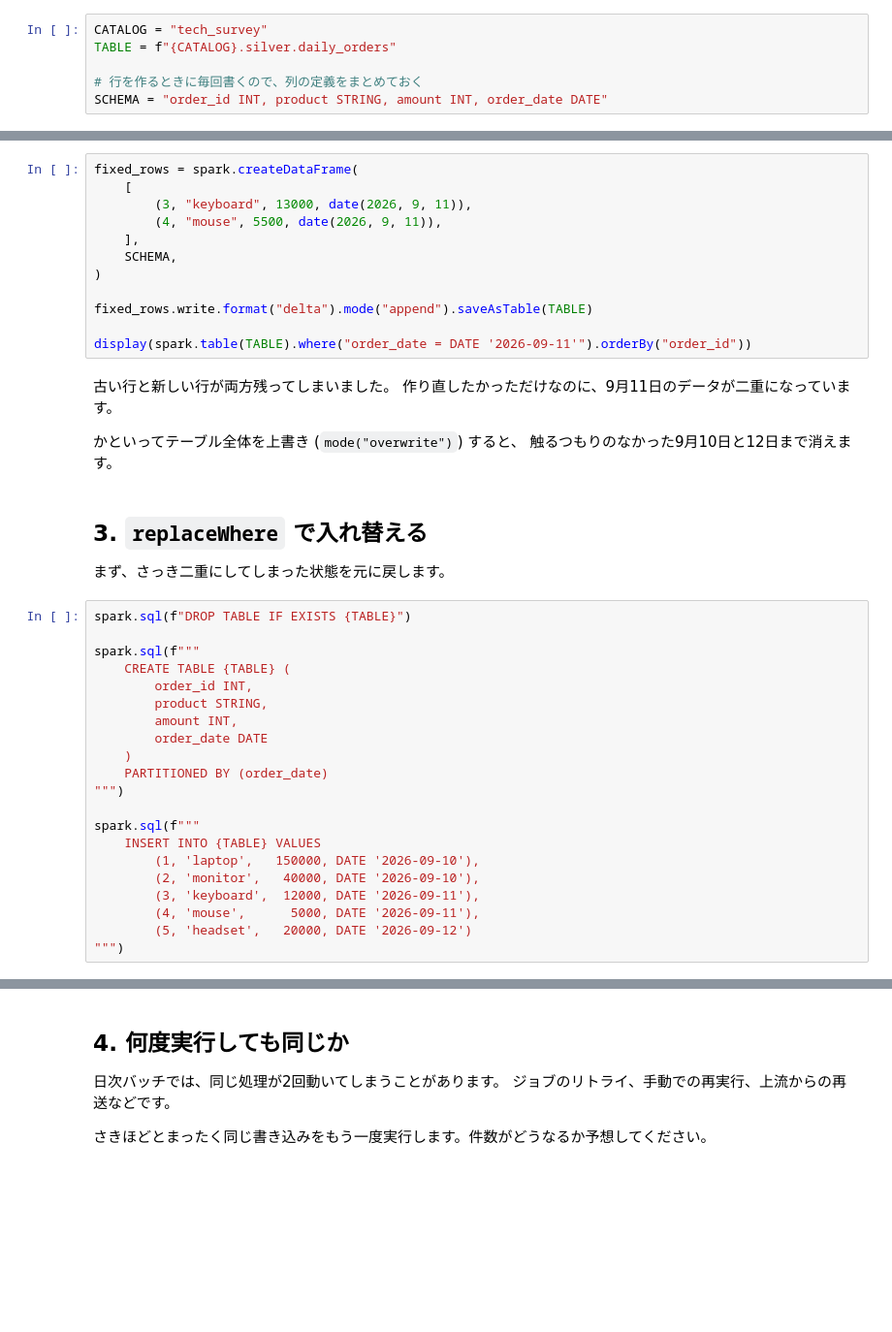
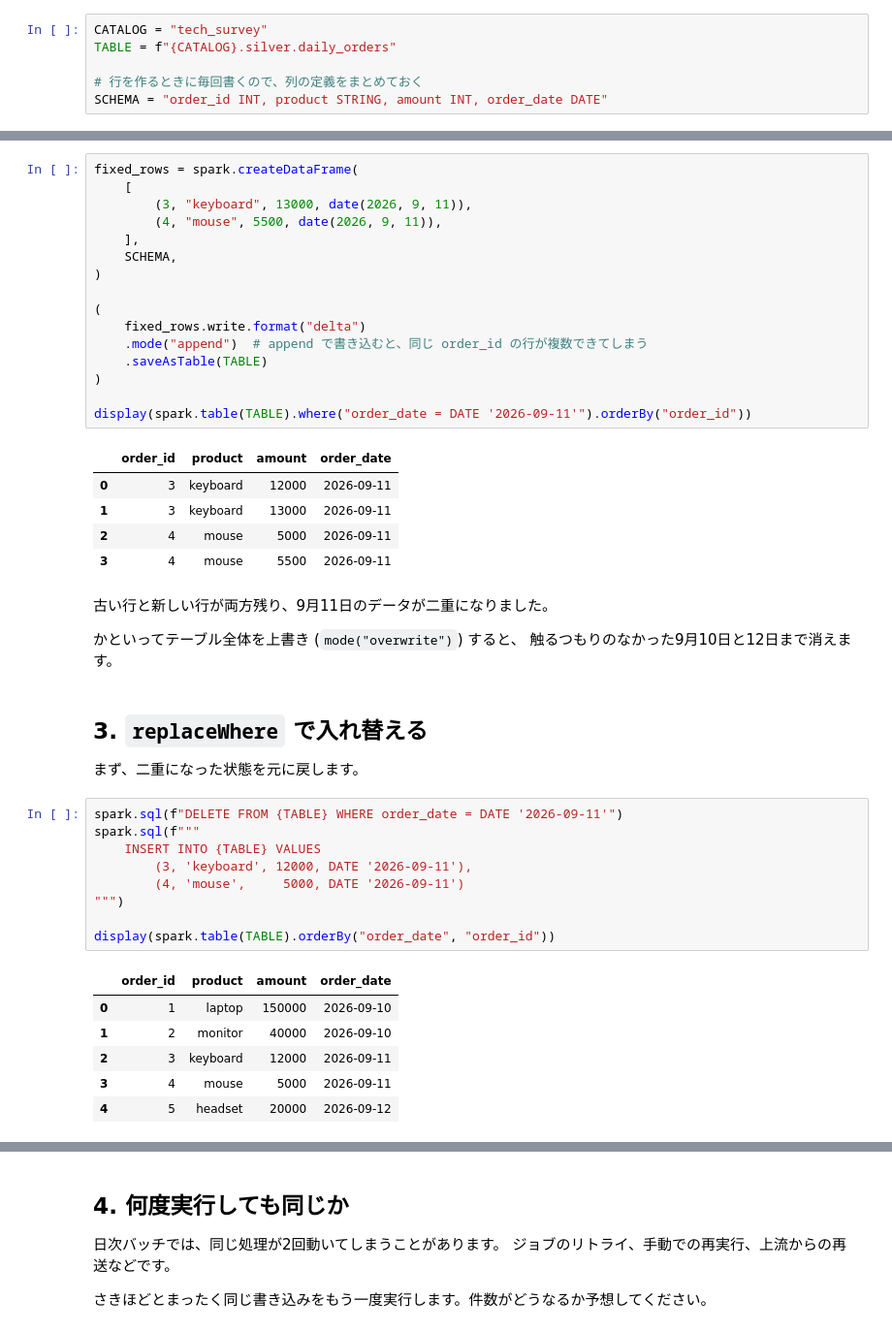
Before and after one commit to OzakiMahiro/streaming, a Jupyter notebook: src/notebooks/b_transform_write/04_replace_where.ipynb, the cells around one changed output, grey strips where cells are left out. Shown at 97% size. Drawn from its saved outputs; the diff is of its cells as text; blank space fills up the shorter version.

```diff
--- a/src/notebooks/b_transform_write/04_replace_where.ipynb
+++ b/src/notebooks/b_transform_write/04_replace_where.ipynb
@@ -86,40 +114,44 @@ fixed_rows = spark.createDataFrame(
     SCHEMA,
 )
 
-fixed_rows.write.format("delta").mode("append").saveAsTable(TABLE)
+(
+    fixed_rows.write.format("delta")
+    .mode("append")  # append で書き込むと、同じ order_id の行が複数できてしまう
+    .saveAsTable(TABLE)
+)
 
 display(spark.table(TABLE).where("order_date = DATE '2026-09-11'").orderBy("order_id"))
+# %% [output]
+|  | order_id | product | amount | order_date |
+| 0 | 3 | keyboard | 12000 | 2026-09-11 |
+| 1 | 3 | keyboard | 13000 | 2026-09-11 |
+| 2 | 4 | mouse | 5000 | 2026-09-11 |
+| 3 | 4 | mouse | 5500 | 2026-09-11 |
 # %% [markdown]
-古い行と新しい行が両方残ってしまいました。
-作り直したかっただけなのに、9月11日のデータが二重になっています。
+古い行と新しい行が両方残り、9月11日のデータが二重になりました。
 
 かといってテーブル全体を上書き (`mode("overwrite")`) すると、
 触るつもりのなかった9月10日と12日まで消えます。
 # %% [markdown]
 ## 3. `replaceWhere` で入れ替える
 
-まず、さっき二重にしてしまった状態を元に戻します。
+まず、二重になった状態を元に戻します。
 # %%
-spark.sql(f"DROP TABLE IF EXISTS {TABLE}")
-
+spark.sql(f"DELETE FROM {TABLE} WHERE order_date = DATE '2026-09-11'")
 spark.sql(f"""
-    CREATE TABLE {TABLE} (
-        order_id INT,
-        product STRING,
-        amount INT,
-        order_date DATE
-    )
-    PARTITIONED BY (order_date)
+    INSERT INTO {TABLE} VALUES
+        (3, 'keyboard', 12000, DATE '2026-09-11'),
+        (4, 'mouse',     5000, DATE '2026-09-11')
 """)
 
-spark.sql(f"""
-    INSERT INTO {TABLE} VALUES
-        (1, 'laptop',   150000, DATE '2026-09-10'),
-        (2, 'monitor',   40000, DATE '2026-09-10'),
-        (3, 'keyboard',  12000, DATE '2026-09-11'),
-        (4, 'mouse',      5000, DATE '2026-09-11'),
-        (5, 'headset',   20000, DATE '2026-09-12')
-""")
+display(spark.table(TABLE).orderBy("order_date", "order_id"))
+# %% [output]
+|  | order_id | product | amount | order_date |
+| 0 | 1 | laptop | 150000 | 2026-09-10 |
+| 1 | 2 | monitor | 40000 | 2026-09-10 |
+| 2 | 3 | keyboard | 12000 | 2026-09-11 |
+| 3 | 4 | mouse | 5000 | 2026-09-11 |
+| 4 | 5 | headset | 20000 | 2026-09-12 |
 # %% [markdown]
 `mode("overwrite")` に `replaceWhere` を添えると、上書きする範囲を条件で絞れます。
 
```
Also changed, not shown: parts of 28 cells of this notebook.
